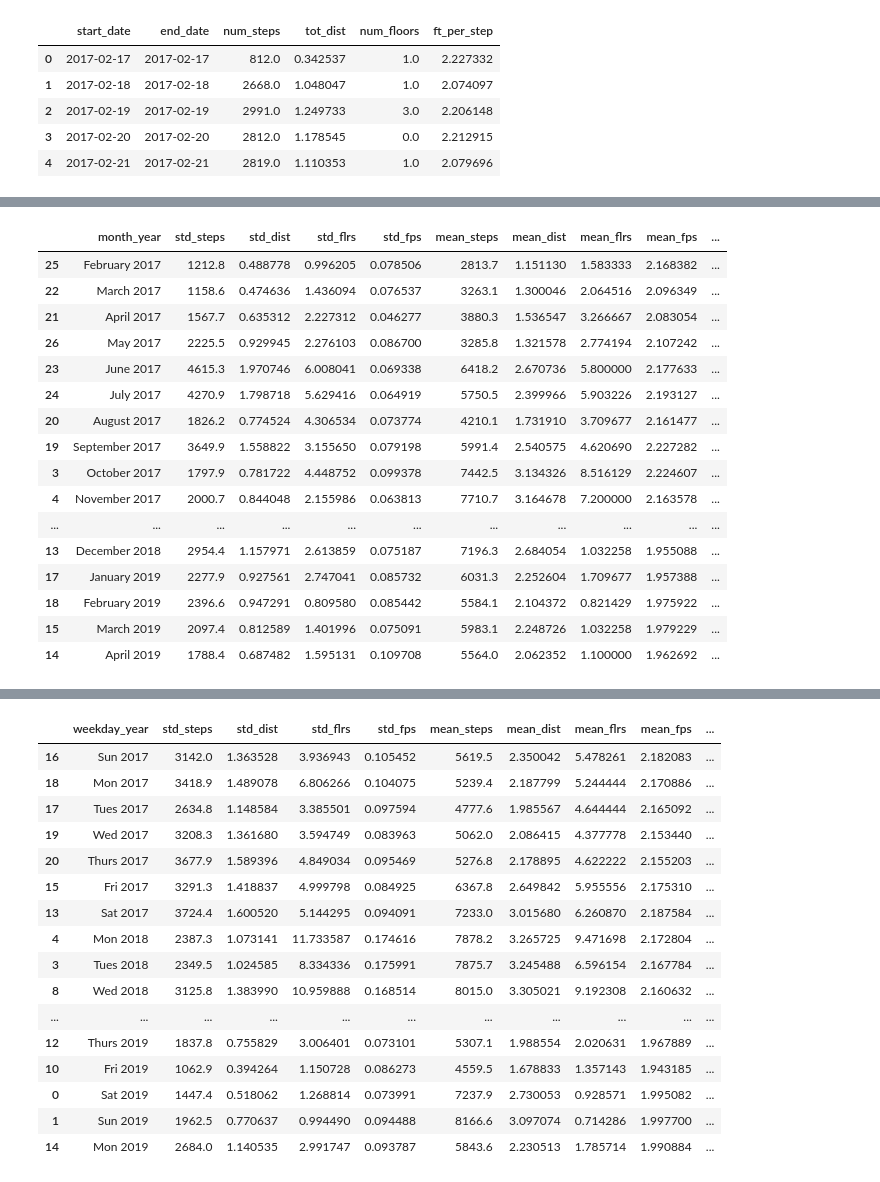
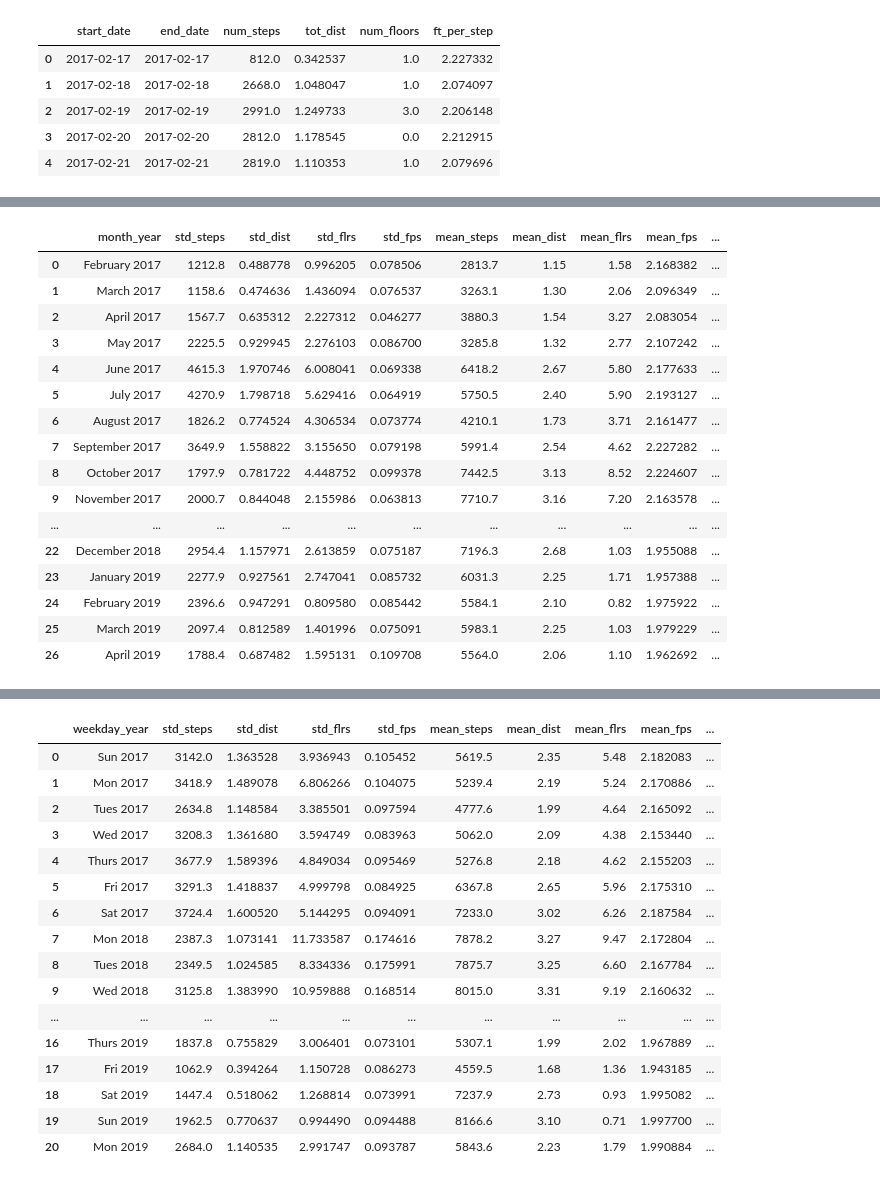
Before and after one commit to Data-is-life/Steps_Analysis, a Jupyter notebook: src/testing_dist_and_steps_funcs.ipynb, the cells around one changed output, grey strips where cells are left out. Cells and saved outputs as stored; diff of their text form; code cells hidden in the pictures.

```diff
--- a/src/testing_dist_and_steps_funcs.ipynb
+++ b/src/testing_dist_and_steps_funcs.ipynb
@@ -139,25 +142,29 @@ month_df.loc[:, 'floors_score'] = (month_df.floors_score / fmx) * 100
 for col in month_df.columns:
     if 'step' in col or 'score' in col:
         month_df.loc[:, col] = round(month_df[col], 1)
+month_df.reset_index(inplace=True)
+month_df.drop(columns=['index'], inplace=True)
+month_df.loc[:, 'mean_dist'] = round(month_df['mean_dist'], 2)
+month_df.loc[:, 'mean_flrs'] = round(month_df['mean_flrs'], 2)
 month_df
 # %% [output]
 |  | month_year | std_steps | std_dist | std_flrs | std_fps | mean_steps | mean_dist | mean_flrs | mean_fps | ... |
-| 25 | February 2017 | 1212.8 | 0.488778 | 0.996205 | 0.078506 | 2813.7 | 1.151130 | 1.583333 | 2.168382 | ... |
-| 22 | March 2017 | 1158.6 | 0.474636 | 1.436094 | 0.076537 | 3263.1 | 1.300046 | 2.064516 | 2.096349 | ... |
-| 21 | April 2017 | 1567.7 | 0.635312 | 2.227312 | 0.046277 | 3880.3 | 1.536547 | 3.266667 | 2.083054 | ... |
-| 26 | May 2017 | 2225.5 | 0.929945 | 2.276103 | 0.086700 | 3285.8 | 1.321578 | 2.774194 | 2.107242 | ... |
-| 23 | June 2017 | 4615.3 | 1.970746 | 6.008041 | 0.069338 | 6418.2 | 2.670736 | 5.800000 | 2.177633 | ... |
-| 24 | July 2017 | 4270.9 | 1.798718 | 5.629416 | 0.064919 | 5750.5 | 2.399966 | 5.903226 | 2.193127 | ... |
-| 20 | August 2017 | 1826.2 | 0.774524 | 4.306534 | 0.073774 | 4210.1 | 1.731910 | 3.709677 | 2.161477 | ... |
-| 19 | September 2017 | 3649.9 | 1.558822 | 3.155650 | 0.079198 | 5991.4 | 2.540575 | 4.620690 | 2.227282 | ... |
-| 3 | October 2017 | 1797.9 | 0.781722 | 4.448752 | 0.099378 | 7442.5 | 3.134326 | 8.516129 | 2.224607 | ... |
-| 4 | November 2017 | 2000.7 | 0.844048 | 2.155986 | 0.063813 | 7710.7 | 3.164678 | 7.200000 | 2.163578 | ... |
+| 0 | February 2017 | 1212.8 | 0.488778 | 0.996205 | 0.078506 | 2813.7 | 1.15 | 1.58 | 2.168382 | ... |
+| 1 | March 2017 | 1158.6 | 0.474636 | 1.436094 | 0.076537 | 3263.1 | 1.30 | 2.06 | 2.096349 | ... |
+| 2 | April 2017 | 1567.7 | 0.635312 | 2.227312 | 0.046277 | 3880.3 | 1.54 | 3.27 | 2.083054 | ... |
+| 3 | May 2017 | 2225.5 | 0.929945 | 2.276103 | 0.086700 | 3285.8 | 1.32 | 2.77 | 2.107242 | ... |
+| 4 | June 2017 | 4615.3 | 1.970746 | 6.008041 | 0.069338 | 6418.2 | 2.67 | 5.80 | 2.177633 | ... |
+| 5 | July 2017 | 4270.9 | 1.798718 | 5.629416 | 0.064919 | 5750.5 | 2.40 | 5.90 | 2.193127 | ... |
+| 6 | August 2017 | 1826.2 | 0.774524 | 4.306534 | 0.073774 | 4210.1 | 1.73 | 3.71 | 2.161477 | ... |
+| 7 | September 2017 | 3649.9 | 1.558822 | 3.155650 | 0.079198 | 5991.4 | 2.54 | 4.62 | 2.227282 | ... |
+| 8 | October 2017 | 1797.9 | 0.781722 | 4.448752 | 0.099378 | 7442.5 | 3.13 | 8.52 | 2.224607 | ... |
+| 9 | November 2017 | 2000.7 | 0.844048 | 2.155986 | 0.063813 | 7710.7 | 3.16 | 7.20 | 2.163578 | ... |
 | ... | ... | ... | ... | ... | ... | ... | ... | ... | ... | ... |
-| 13 | December 2018 | 2954.4 | 1.157971 | 2.613859 | 0.075187 | 7196.3 | 2.684054 | 1.032258 | 1.955088 | ... |
-| 17 | January 2019 | 2277.9 | 0.927561 | 2.747041 | 0.085732 | 6031.3 | 2.252604 | 1.709677 | 1.957388 | ... |
-| 18 | February 2019 | 2396.6 | 0.947291 | 0.809580 | 0.085442 | 5584.1 | 2.104372 | 0.821429 | 1.975922 | ... |
-| 15 | March 2019 | 2097.4 | 0.812589 | 1.401996 | 0.075091 | 5983.1 | 2.248726 | 1.032258 | 1.979229 | ... |
-| 14 | April 2019 | 1788.4 | 0.687482 | 1.595131 | 0.109708 | 5564.0 | 2.062352 | 1.100000 | 1.962692 | ... |
+| 22 | December 2018 | 2954.4 | 1.157971 | 2.613859 | 0.075187 | 7196.3 | 2.68 | 1.03 | 1.955088 | ... |
+| 23 | January 2019 | 2277.9 | 0.927561 | 2.747041 | 0.085732 | 6031.3 | 2.25 | 1.71 | 1.957388 | ... |
+| 24 | February 2019 | 2396.6 | 0.947291 | 0.809580 | 0.085442 | 5584.1 | 2.10 | 0.82 | 1.975922 | ... |
+| 25 | March 2019 | 2097.4 | 0.812589 | 1.401996 | 0.075091 | 5983.1 | 2.25 | 1.03 | 1.979229 | ... |
+| 26 | April 2019 | 1788.4 | 0.687482 | 1.595131 | 0.109708 | 5564.0 | 2.06 | 1.10 | 1.962692 | ... |
 # %%
 bars = go.Bar(x=month_df.month_year, y=month_df.mean_steps,
               name='Avg Steps', yaxis='y1')
@@ -226,37 +233,41 @@ iplot(fig)
 # %%
 dow_df = get_stats_day_week_month(combined_df, 'Day of Week', 'steps')
 dow_df.dropna(inplace=True)
 dow_df.loc[:, 'weekday_year'] = pd.to_datetime(dow_df.weekday_year, infer_datetime_format=False)
 dow_df.sort_values(by=['weekday_year'], inplace=True)
 dow_df.loc[:, 'weekday_year'] = dow_df.weekday_year.dt.strftime('%A %Y').str.replace('day', '').str.replace('nes', '').str.replace('Satur', 'Sat')
 smx = dow_df.steps_score.max()
 dmx = dow_df.dist_score.max()
 fmx = dow_df.floors_score.max()
 dow_df.loc[:, 'steps_score'] = (dow_df.steps_score / smx) * 100
 dow_df.loc[:, 'dist_score'] = (dow_df.dist_score / dmx) * 100
 dow_df.loc[:, 'floors_score'] = (dow_df.floors_score / fmx) * 100
 for col in dow_df.columns:
     if 'step' in col or 'score' in col:
         dow_df.loc[:, col] = round(dow_df[col], 1)
+dow_df.reset_index(inplace=True)
+dow_df.drop(columns=['index'], inplace=True)
+dow_df.loc[:, 'mean_dist'] = round(dow_df['mean_dist'], 2)
+dow_df.loc[:, 'mean_flrs'] = round(dow_df['mean_flrs'], 2)
 dow_df
 # %% [output]
 |  | weekday_year | std_steps | std_dist | std_flrs | std_fps | mean_steps | mean_dist | mean_flrs | mean_fps | ... |
-| 16 | Sun 2017 | 3142.0 | 1.363528 | 3.936943 | 0.105452 | 5619.5 | 2.350042 | 5.478261 | 2.182083 | ... |
-| 18 | Mon 2017 | 3418.9 | 1.489078 | 6.806266 | 0.104075 | 5239.4 | 2.187799 | 5.244444 | 2.170886 | ... |
-| 17 | Tues 2017 | 2634.8 | 1.148584 | 3.385501 | 0.097594 | 4777.6 | 1.985567 | 4.644444 | 2.165092 | ... |
-| 19 | Wed 2017 | 3208.3 | 1.361680 | 3.594749 | 0.083963 | 5062.0 | 2.086415 | 4.377778 | 2.153440 | ... |
-| 20 | Thurs 2017 | 3677.9 | 1.589396 | 4.849034 | 0.095469 | 5276.8 | 2.178895 | 4.622222 | 2.155203 | ... |
-| 15 | Fri 2017 | 3291.3 | 1.418837 | 4.999798 | 0.084925 | 6367.8 | 2.649842 | 5.955556 | 2.175310 | ... |
-| 13 | Sat 2017 | 3724.4 | 1.600520 | 5.144295 | 0.094091 | 7233.0 | 3.015680 | 6.260870 | 2.187584 | ... |
-| 4 | Mon 2018 | 2387.3 | 1.073141 | 11.733587 | 0.174616 | 7878.2 | 3.265725 | 9.471698 | 2.172804 | ... |
-| 3 | Tues 2018 | 2349.5 | 1.024585 | 8.334336 | 0.175991 | 7875.7 | 3.245488 | 6.596154 | 2.167784 | ... |
-| 8 | Wed 2018 | 3125.8 | 1.383990 | 10.959888 | 0.168514 | 8015.0 | 3.305021 | 9.192308 | 2.160632 | ... |
+| 0 | Sun 2017 | 3142.0 | 1.363528 | 3.936943 | 0.105452 | 5619.5 | 2.35 | 5.48 | 2.182083 | ... |
+| 1 | Mon 2017 | 3418.9 | 1.489078 | 6.806266 | 0.104075 | 5239.4 | 2.19 | 5.24 | 2.170886 | ... |
+| 2 | Tues 2017 | 2634.8 | 1.148584 | 3.385501 | 0.097594 | 4777.6 | 1.99 | 4.64 | 2.165092 | ... |
+| 3 | Wed 2017 | 3208.3 | 1.361680 | 3.594749 | 0.083963 | 5062.0 | 2.09 | 4.38 | 2.153440 | ... |
+| 4 | Thurs 2017 | 3677.9 | 1.589396 | 4.849034 | 0.095469 | 5276.8 | 2.18 | 4.62 | 2.155203 | ... |
+| 5 | Fri 2017 | 3291.3 | 1.418837 | 4.999798 | 0.084925 | 6367.8 | 2.65 | 5.96 | 2.175310 | ... |
+| 6 | Sat 2017 | 3724.4 | 1.600520 | 5.144295 | 0.094091 | 7233.0 | 3.02 | 6.26 | 2.187584 | ... |
+| 7 | Mon 2018 | 2387.3 | 1.073141 | 11.733587 | 0.174616 | 7878.2 | 3.27 | 9.47 | 2.172804 | ... |
+| 8 | Tues 2018 | 2349.5 | 1.024585 | 8.334336 | 0.175991 | 7875.7 | 3.25 | 6.60 | 2.167784 | ... |
+| 9 | Wed 2018 | 3125.8 | 1.383990 | 10.959888 | 0.168514 | 8015.0 | 3.31 | 9.19 | 2.160632 | ... |
 | ... | ... | ... | ... | ... | ... | ... | ... | ... | ... | ... |
-| 12 | Thurs 2019 | 1837.8 | 0.755829 | 3.006401 | 0.073101 | 5307.1 | 1.988554 | 2.020631 | 1.967889 | ... |
-| 10 | Fri 2019 | 1062.9 | 0.394264 | 1.150728 | 0.086273 | 4559.5 | 1.678833 | 1.357143 | 1.943185 | ... |
-| 0 | Sat 2019 | 1447.4 | 0.518062 | 1.268814 | 0.073991 | 7237.9 | 2.730053 | 0.928571 | 1.995082 | ... |
-| 1 | Sun 2019 | 1962.5 | 0.770637 | 0.994490 | 0.094488 | 8166.6 | 3.097074 | 0.714286 | 1.997700 | ... |
-| 14 | Mon 2019 | 2684.0 | 1.140535 | 2.991747 | 0.093787 | 5843.6 | 2.230513 | 1.785714 | 1.990884 | ... |
+| 16 | Thurs 2019 | 1837.8 | 0.755829 | 3.006401 | 0.073101 | 5307.1 | 1.99 | 2.02 | 1.967889 | ... |
+| 17 | Fri 2019 | 1062.9 | 0.394264 | 1.150728 | 0.086273 | 4559.5 | 1.68 | 1.36 | 1.943185 | ... |
+| 18 | Sat 2019 | 1447.4 | 0.518062 | 1.268814 | 0.073991 | 7237.9 | 2.73 | 0.93 | 1.995082 | ... |
+| 19 | Sun 2019 | 1962.5 | 0.770637 | 0.994490 | 0.094488 | 8166.6 | 3.10 | 0.71 | 1.997700 | ... |
+| 20 | Mon 2019 | 2684.0 | 1.140535 | 2.991747 | 0.093787 | 5843.6 | 2.23 | 1.79 | 1.990884 | ... |
 # %%
 bars = go.Bar(x=dow_df.weekday_year, y=dow_df.mean_steps,
               name='Avg Steps', yaxis='y1')
```
Also changed, not shown: parts of 6 cells of this notebook.
